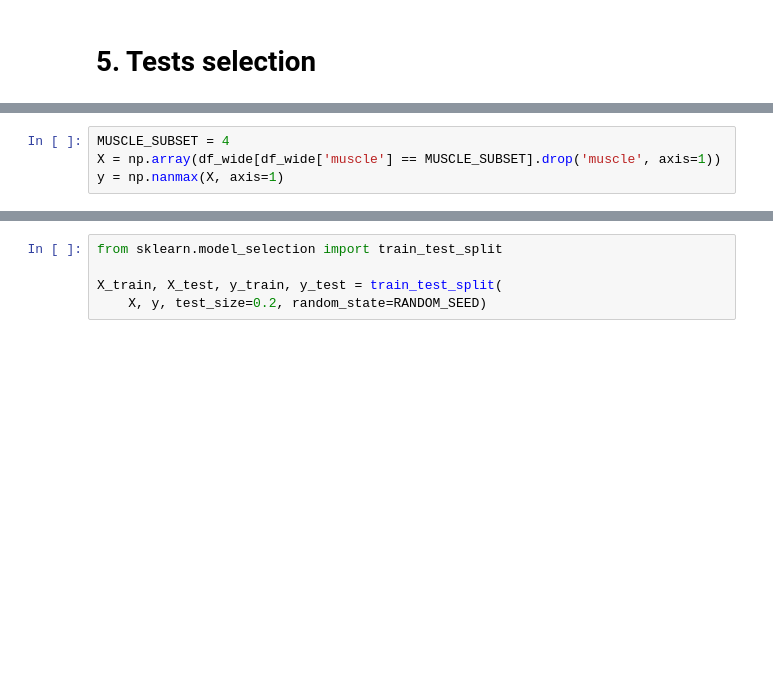
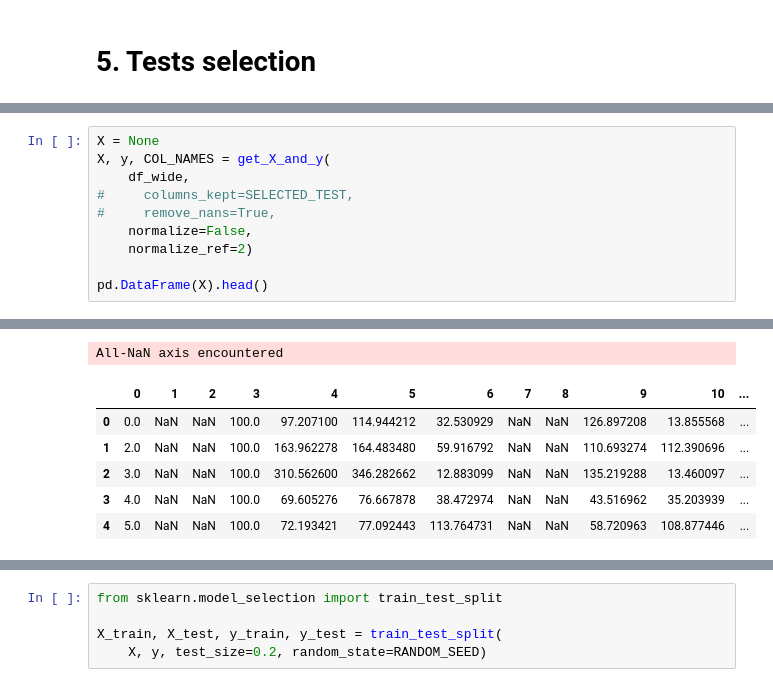
Before and after one commit to romainmartinez/mvc, a Jupyter notebook: mvc.ipynb, the cells around one changed output, grey strips where cells are left out. Cells and saved outputs as stored; diff of their text form; blank space fills up the shorter version.

```diff
--- a/mvc.ipynb
+++ b/mvc.ipynb
@@ -434,4 +418,0 @@ df_wide
-# %%
-MUSCLE_SUBSET = 4
-X = np.array(df_wide[df_wide['muscle'] == MUSCLE_SUBSET].drop('muscle', axis=1))
-y = np.nanmax(X, axis=1)
@@ -437,0 +467,11 @@ y = np.nanmax(X, axis=1)
+# %%
+X = None
+X, y, COL_NAMES = get_X_and_y(
+    df_wide,
+#     columns_kept=SELECTED_TEST,
+#     remove_nans=True,
+    normalize=False,
+    normalize_ref=2)
+
+pd.DataFrame(X).head()
+# %% [output]
@@ -437,0 +479,7 @@ y = np.nanmax(X, axis=1)
+All-NaN axis encountered
+|  | 0 | 1 | 2 | 3 | 4 | 5 | 6 | 7 | 8 | 9 | 10 | ... |
+| 0 | 0.0 | NaN | NaN | 100.0 | 97.207100 | 114.944212 | 32.530929 | NaN | NaN | 126.897208 | 13.855568 | ... |
+| 1 | 2.0 | NaN | NaN | 100.0 | 163.962278 | 164.483480 | 59.916792 | NaN | NaN | 110.693274 | 112.390696 | ... |
+| 2 | 3.0 | NaN | NaN | 100.0 | 310.562600 | 346.282662 | 12.883099 | NaN | NaN | 135.219288 | 13.460097 | ... |
+| 3 | 4.0 | NaN | NaN | 100.0 | 69.605276 | 76.667878 | 38.472974 | NaN | NaN | 43.516962 | 35.203939 | ... |
+| 4 | 5.0 | NaN | NaN | 100.0 | 72.193421 | 77.092443 | 113.764731 | NaN | NaN | 58.720963 | 108.877446 | ... |
```
Also changed, not shown: parts of 25 cells of this notebook, 2 other files.
